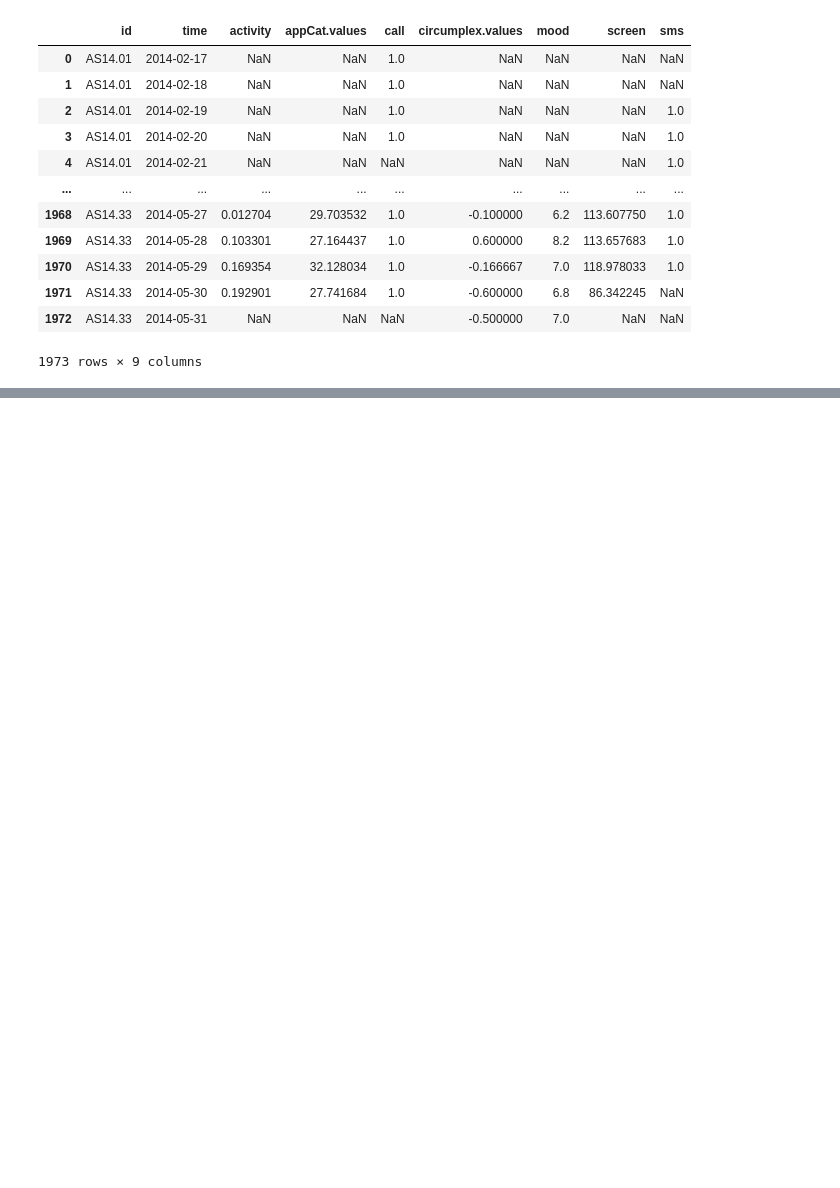
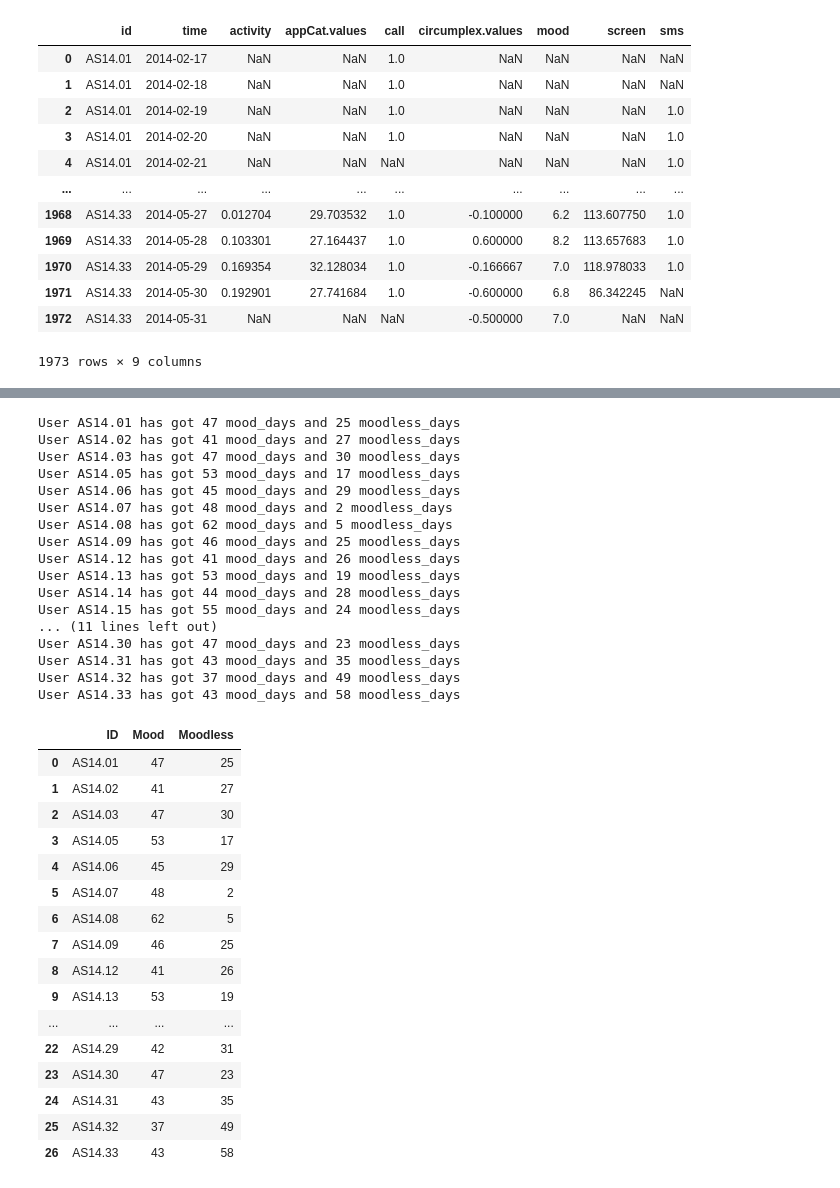
Before and after one commit to 10755373/vu_dmt, a Jupyter notebook: assignment1.ipynb, the cells around one changed output, grey strips where cells are left out. Cells and saved outputs as stored; diff of their text form; code cells hidden in the pictures; blank space fills up the shorter version.

```diff
--- a/assignment1.ipynb
+++ b/assignment1.ipynb
@@ -256,0 +162,58 @@ ValueError: Could not interpret input 'ARRIVAL_DELAY'
+# %%
+# make list to save values to create a new df with
+data = []
+# retrieve days with and without mood per user
+for users in organised_sdf.id.unique():
+    user_rows = organised_sdf.loc[organised_sdf.id == users]
+
+    mood_days = 0
+    # mood_days_list = []
+    moodless_days = 0
+    # moodless_days_list = []
+
+    for i, day in user_rows.iterrows():
+        if np.isnan(day.mood):
+            moodless_days += 1
+        else:
+            mood_days += 1
+    data.append([users[0:], mood_days, moodless_days])
+    print(f"User {users[0:]} has got {mood_days} mood_days and {moodless_days} moodless_days")
+# create new df
+mood_df = pd.DataFrame(data, columns = ['ID', 'Mood', 'Moodless'])
+
+display(mood_df)
+# %% [output]
+User AS14.01 has got 47 mood_days and 25 moodless_days
+User AS14.02 has got 41 mood_days and 27 moodless_days
+User AS14.03 has got 47 mood_days and 30 moodless_days
+User AS14.05 has got 53 mood_days and 17 moodless_days
+User AS14.06 has got 45 mood_days and 29 moodless_days
+User AS14.07 has got 48 mood_days and 2 moodless_days
+User AS14.08 has got 62 mood_days and 5 moodless_days
+User AS14.09 has got 46 mood_days and 25 moodless_days
+User AS14.12 has got 41 mood_days and 26 moodless_days
+User AS14.13 has got 53 mood_days and 19 moodless_days
+User AS14.14 has got 44 mood_days and 28 moodless_days
+User AS14.15 has got 55 mood_days and 24 moodless_days
+... (11 lines left out)
+User AS14.30 has got 47 mood_days and 23 moodless_days
+User AS14.31 has got 43 mood_days and 35 moodless_days
+User AS14.32 has got 37 mood_days and 49 moodless_days
+User AS14.33 has got 43 mood_days and 58 moodless_days
+|  | ID | Mood | Moodless |
+| 0 | AS14.01 | 47 | 25 |
+| 1 | AS14.02 | 41 | 27 |
+| 2 | AS14.03 | 47 | 30 |
+| 3 | AS14.05 | 53 | 17 |
+| 4 | AS14.06 | 45 | 29 |
+| 5 | AS14.07 | 48 | 2 |
+| 6 | AS14.08 | 62 | 5 |
+| 7 | AS14.09 | 46 | 25 |
+| 8 | AS14.12 | 41 | 26 |
+| 9 | AS14.13 | 53 | 19 |
+| ... | ... | ... | ... |
+| 22 | AS14.29 | 42 | 31 |
+| 23 | AS14.30 | 47 | 23 |
+| 24 | AS14.31 | 43 | 35 |
+| 25 | AS14.32 | 37 | 49 |
+| 26 | AS14.33 | 43 | 58 |
```
Also changed, not shown: parts of 5 cells of this notebook.
